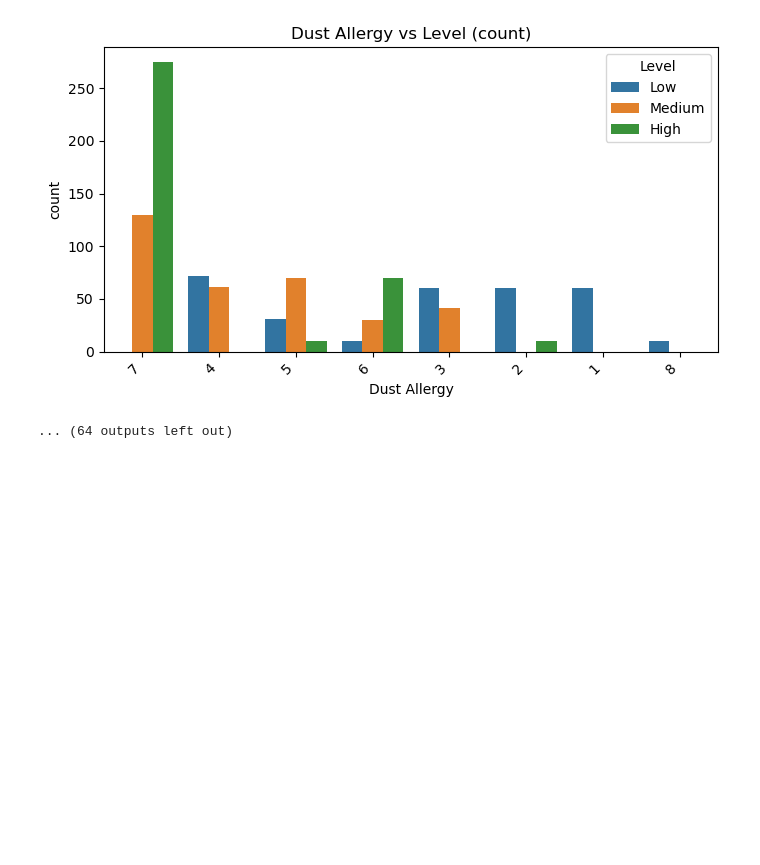
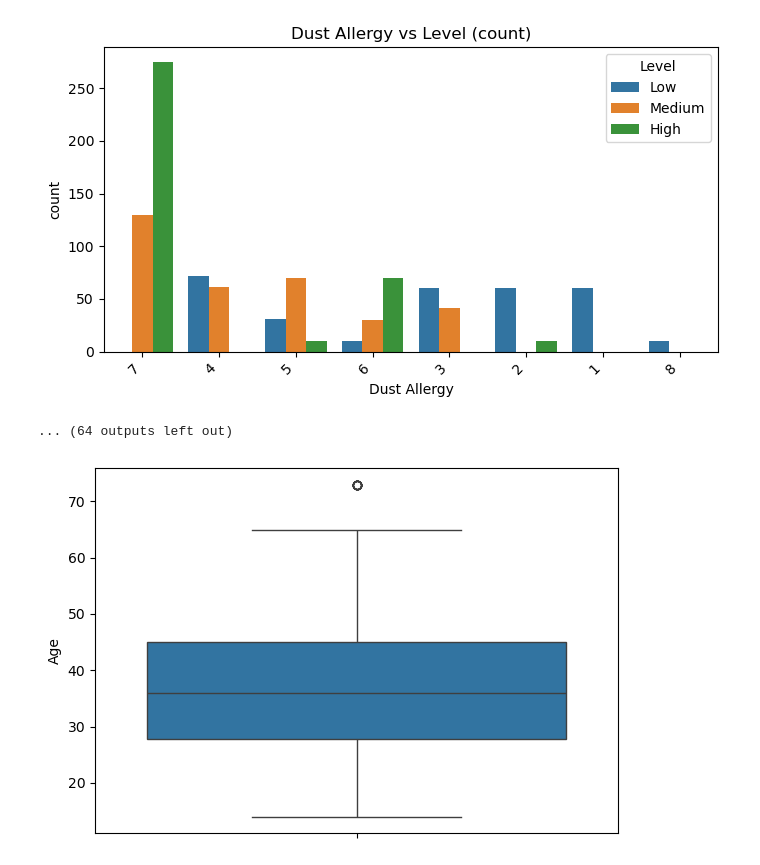
Before and after one commit to Amolihua/ML3037-GRUPO4-ALDIMI, a Jupyter notebook: cancer-stage-prediction.ipynb, the cells around one changed output. Saved outputs shown, nothing was run; the diff lists cells and outputs as text; code cells hidden in the pictures; blank space fills up the shorter version.

```diff
--- a/cancer-stage-prediction.ipynb
+++ b/cancer-stage-prediction.ipynb
@@ -434,3 +434,11 @@ Variable: Dust Allergy
 | 8 | 0.000000 | 0.033003 | 0.000000 |
 [figure]
 ... (64 outputs left out)
+# %%
+plt.figure(figsize=(6, 4))
+sns.boxplot(y="Age", data=df)
+plt.title("")
+plt.tight_layout()
+plt.show()
+# %% [output]
+[figure, added]
```
Also changed, not shown: parts of 1 cell of this notebook.
